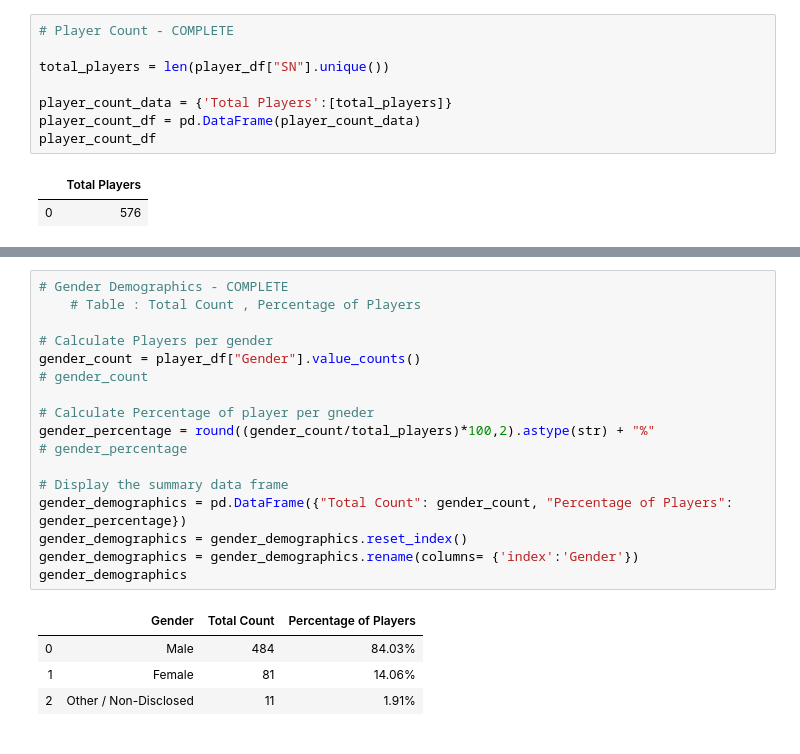
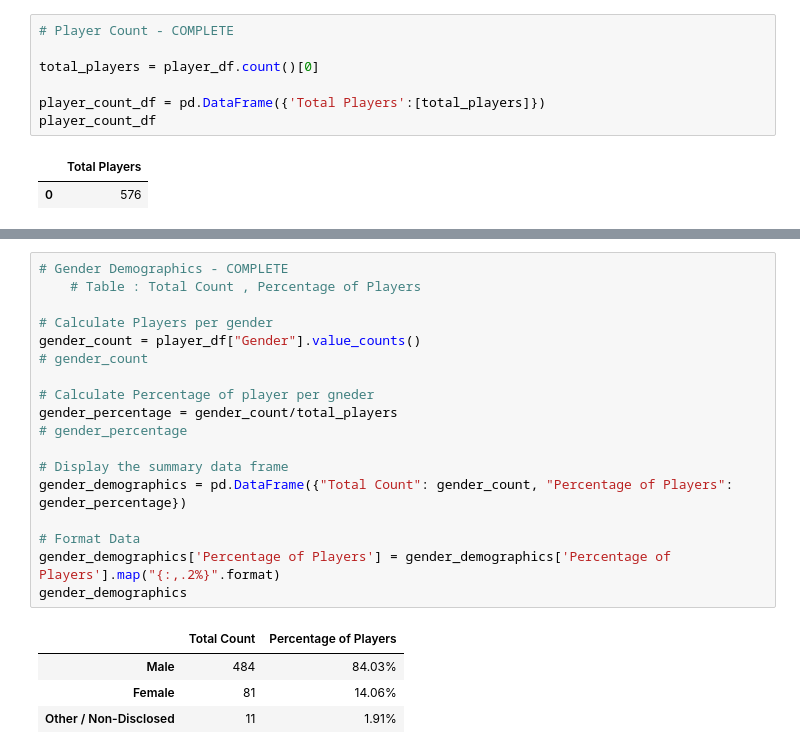
Before and after one commit to shidalgo12/Pandas-Challege, a Jupyter notebook: HeroesOfPymoli/Purchase_Data_Notebook.ipynb, the cells around one changed output, grey strips where cells are left out. Cells and saved outputs as stored; diff of their text form.

```diff
--- a/HeroesOfPymoli/Purchase_Data_Notebook.ipynb
+++ b/HeroesOfPymoli/Purchase_Data_Notebook.ipynb
@@ -42,10 +42,9 @@ player_df
 # %%
 # Player Count - COMPLETE
 
-total_players = len(player_df["SN"].unique())
+total_players = player_df.count()[0]
 
-player_count_data = {'Total Players':[total_players]}
-player_count_df = pd.DataFrame(player_count_data)
+player_count_df = pd.DataFrame({'Total Players':[total_players]})
 player_count_df
 # %% [output]
 |  | Total Players |
@@ -87,22 +90,23 @@ purchase_totals_df
 # %%
 # Gender Demographics - COMPLETE
     # Table : Total Count , Percentage of Players
 
 # Calculate Players per gender
 gender_count = player_df["Gender"].value_counts()
 # gender_count
 
 # Calculate Percentage of player per gneder
-gender_percentage = round((gender_count/total_players)*100,2).astype(str) + "%"
+gender_percentage = gender_count/total_players
 # gender_percentage
 
 # Display the summary data frame
 gender_demographics = pd.DataFrame({"Total Count": gender_count, "Percentage of Players": gender_percentage})
-gender_demographics = gender_demographics.reset_index()
-gender_demographics = gender_demographics.rename(columns= {'index':'Gender'})
+
+# Format Data
+gender_demographics['Percentage of Players'] = gender_demographics['Percentage of Players'].map("{:,.2%}".format)
 gender_demographics
 # %% [output]
-|  | Gender | Total Count | Percentage of Players |
-| 0 | Male | 484 | 84.03% |
-| 1 | Female | 81 | 14.06% |
-| 2 | Other / Non-Disclosed | 11 | 1.91% |
+|  | Total Count | Percentage of Players |
+| Male | 484 | 84.03% |
+| Female | 81 | 14.06% |
+| Other / Non-Disclosed | 11 | 1.91% |
```
Also changed, not shown: parts of 10 cells of this notebook, 17 other files.
